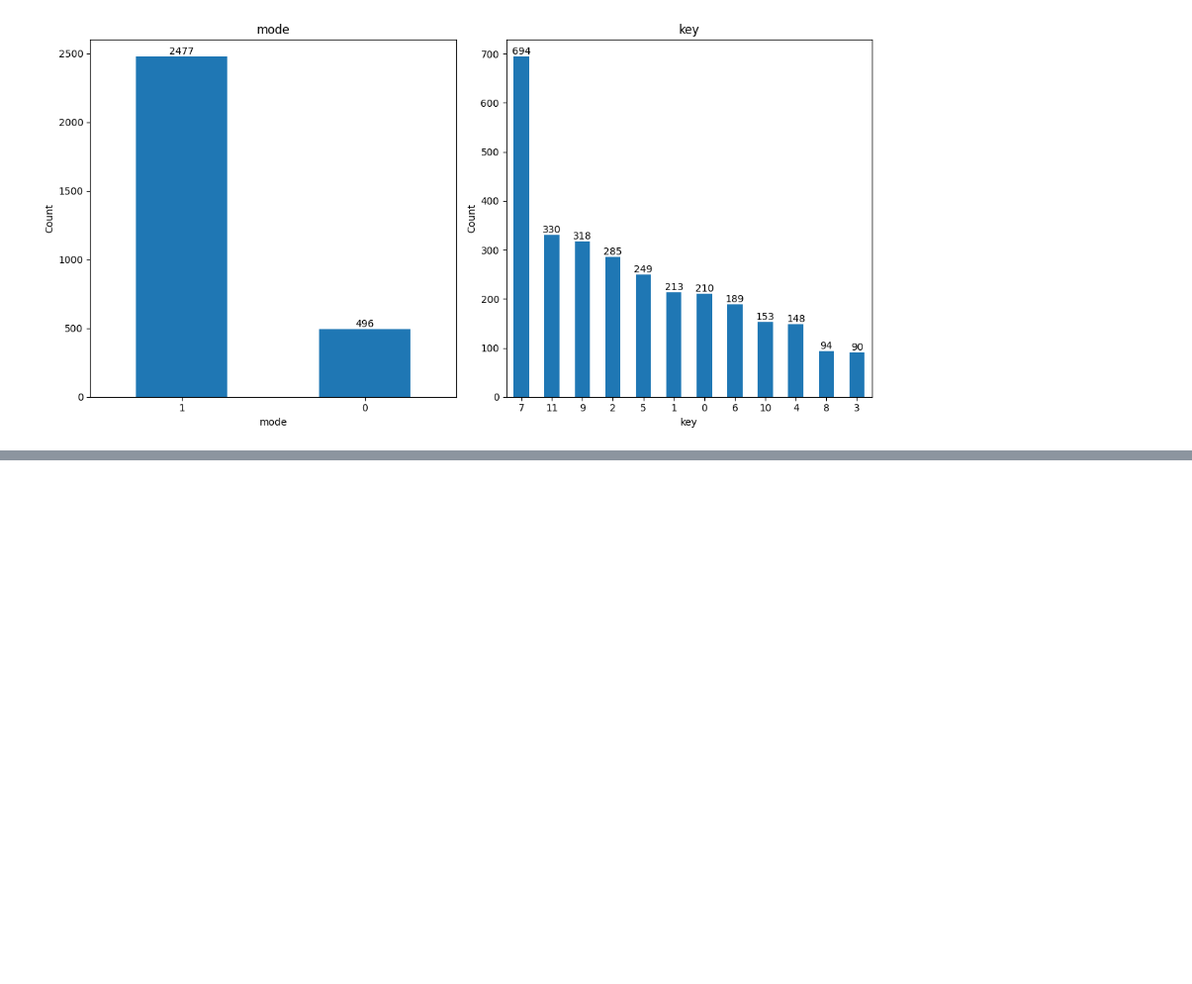
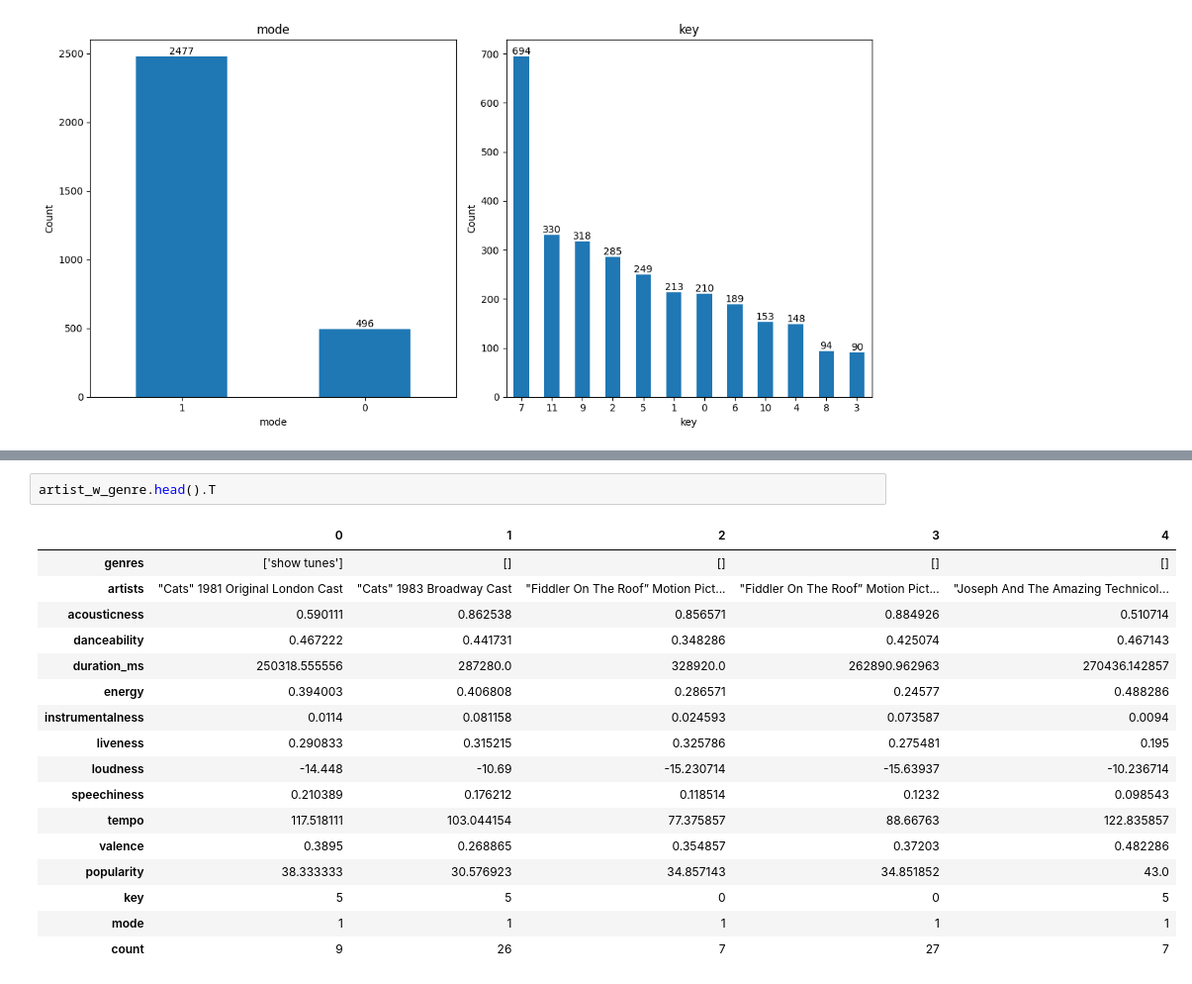
Before and after one commit to xchlu/music-artist-genre-networks, a Jupyter notebook: datasetEDA.ipynb, the cells around one changed output, grey strips where cells are left out. Shown at 99% size. Cells and saved outputs as stored; diff of their text form; blank space fills up the shorter version.

```diff
--- a/datasetEDA.ipynb
+++ b/datasetEDA.ipynb
@@ -151,0 +191,20 @@ plt.show()
+# %%
+artist_w_genre.head().T
+# %% [output]
+|  | 0 | 1 | 2 | 3 | 4 |
+| genres | ['show tunes'] | [] | [] | [] | [] |
+| artists | "Cats" 1981 Original London Cast | "Cats" 1983 Broadway Cast | "Fiddler On The Roof” Motion Pict... | "Fiddler On The Roof” Motion Pict... | "Joseph And The Amazing Technicol... |
+| acousticness | 0.590111 | 0.862538 | 0.856571 | 0.884926 | 0.510714 |
+| danceability | 0.467222 | 0.441731 | 0.348286 | 0.425074 | 0.467143 |
+| duration_ms | 250318.555556 | 287280.0 | 328920.0 | 262890.962963 | 270436.142857 |
+| energy | 0.394003 | 0.406808 | 0.286571 | 0.24577 | 0.488286 |
+| instrumentalness | 0.0114 | 0.081158 | 0.024593 | 0.073587 | 0.0094 |
+| liveness | 0.290833 | 0.315215 | 0.325786 | 0.275481 | 0.195 |
+| loudness | -14.448 | -10.69 | -15.230714 | -15.63937 | -10.236714 |
+| speechiness | 0.210389 | 0.176212 | 0.118514 | 0.1232 | 0.098543 |
+| tempo | 117.518111 | 103.044154 | 77.375857 | 88.66763 | 122.835857 |
+| valence | 0.3895 | 0.268865 | 0.354857 | 0.37203 | 0.482286 |
+| popularity | 38.333333 | 30.576923 | 34.857143 | 34.851852 | 43.0 |
+| key | 5 | 5 | 0 | 0 | 5 |
+| mode | 1 | 1 | 1 | 1 | 1 |
+| count | 9 | 26 | 7 | 27 | 7 |
```
Also changed, not shown: parts of 4 cells of this notebook.
